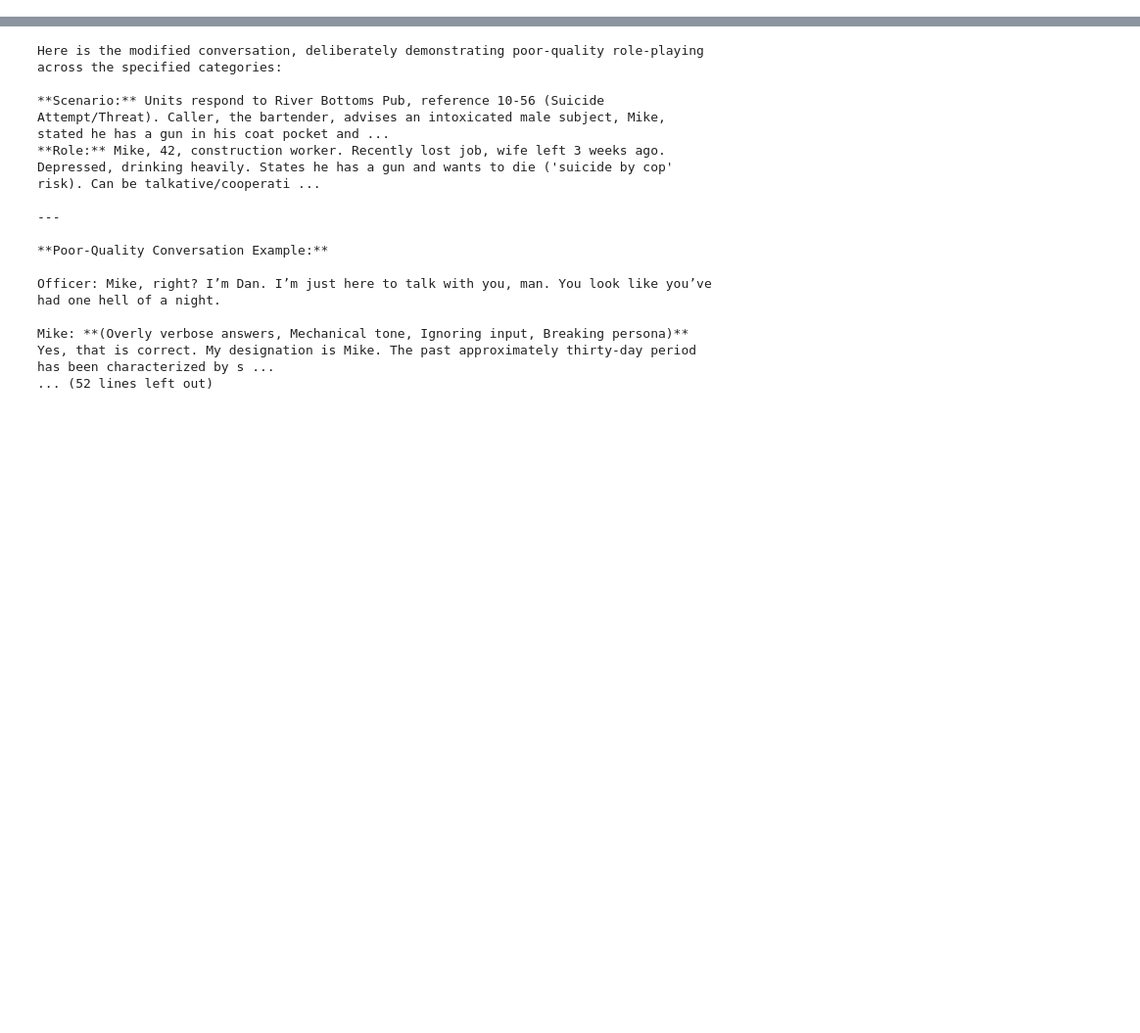
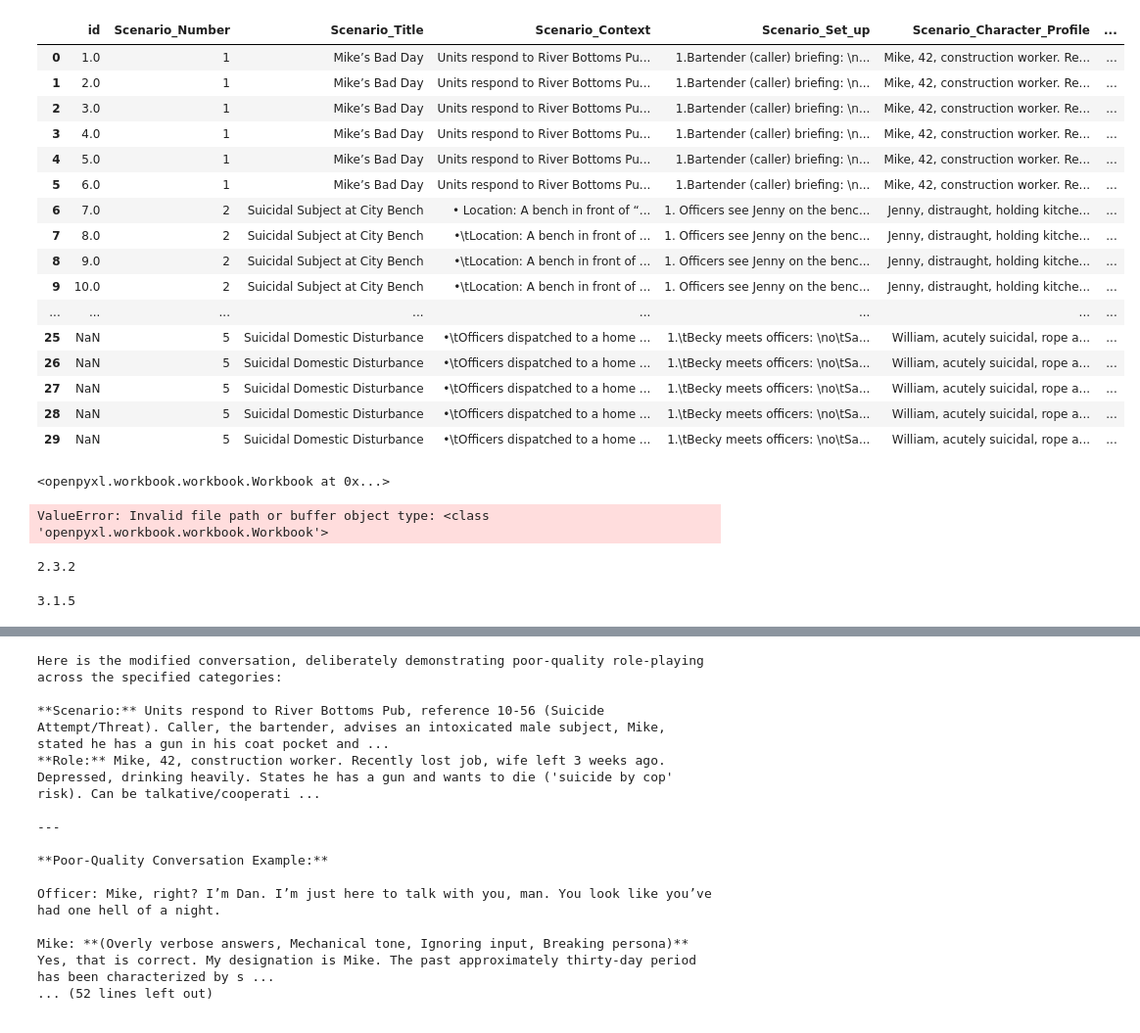
Before and after one commit to Hasebul/DeEscalWild-Benchmark-Farmework, a Jupyter notebook: code/conversatoin_evaluation/role_player_evaluation/evluation_role.ipynb, the cells around one changed output, grey strips where cells are left out. Shown at 98% size. Drawn from its saved outputs; the diff is of its cells as text; code cells hidden in the pictures; blank space fills up the shorter version.

```diff
--- a/code/conversatoin_evaluation/role_player_evaluation/evluation_role.ipynb
+++ b/code/conversatoin_evaluation/role_player_evaluation/evluation_role.ipynb
@@ -0,0 +279,25 @@
+# %%
+excel_path = "../../../data/de-escalation training dataset.xlsx"
+sheet_1_name = "synthesis_dataset"
+sheet_2_name = "Data_with_negative_example"
+# %%
+df = pd.read_excel(excel_path, sheet_name=sheet_1_name)
+df
+# %% [output]
+|  | id | Scenario_Number | Scenario_Title | Scenario_Context | Scenario_Set_up | Scenario_Character_Profile | ... |
+| 0 | 1.0 | 1 | Mike’s Bad Day | Units respond to River Bottoms Pu... | 1.Bartender (caller) briefing: \n... | Mike, 42, construction worker. Re... | ... |
+| 1 | 2.0 | 1 | Mike’s Bad Day | Units respond to River Bottoms Pu... | 1.Bartender (caller) briefing: \n... | Mike, 42, construction worker. Re... | ... |
+| 2 | 3.0 | 1 | Mike’s Bad Day | Units respond to River Bottoms Pu... | 1.Bartender (caller) briefing: \n... | Mike, 42, construction worker. Re... | ... |
+| 3 | 4.0 | 1 | Mike’s Bad Day | Units respond to River Bottoms Pu... | 1.Bartender (caller) briefing: \n... | Mike, 42, construction worker. Re... | ... |
+| 4 | 5.0 | 1 | Mike’s Bad Day | Units respond to River Bottoms Pu... | 1.Bartender (caller) briefing: \n... | Mike, 42, construction worker. Re... | ... |
+| 5 | 6.0 | 1 | Mike’s Bad Day | Units respond to River Bottoms Pu... | 1.Bartender (caller) briefing: \n... | Mike, 42, construction worker. Re... | ... |
+| 6 | 7.0 | 2 | Suicidal Subject at City Bench | • Location: A bench in front of “... | 1. Officers see Jenny on the benc... | Jenny, distraught, holding kitche... | ... |
+| 7 | 8.0 | 2 | Suicidal Subject at City Bench | •\tLocation: A bench in front of ... | 1. Officers see Jenny on the benc... | Jenny, distraught, holding kitche... | ... |
+| 8 | 9.0 | 2 | Suicidal Subject at City Bench | •\tLocation: A bench in front of ... | 1. Officers see Jenny on the benc... | Jenny, distraught, holding kitche... | ... |
+| 9 | 10.0 | 2 | Suicidal Subject at City Bench | •\tLocation: A bench in front of ... | 1. Officers see Jenny on the benc... | Jenny, distraught, holding kitche... | ... |
+| ... | ... | ... | ... | ... | ... | ... | ... |
+| 25 | NaN | 5 | Suicidal Domestic Disturbance | •\tOfficers dispatched to a home ... | 1.\tBecky meets officers: \no\tSa... | William, acutely suicidal, rope a... | ... |
+| 26 | NaN | 5 | Suicidal Domestic Disturbance | •\tOfficers dispatched to a home ... | 1.\tBecky meets officers: \no\tSa... | William, acutely suicidal, rope a... | ... |
+| 27 | NaN | 5 | Suicidal Domestic Disturbance | •\tOfficers dispatched to a home ... | 1.\tBecky meets officers: \no\tSa... | William, acutely suicidal, rope a... | ... |
+| 28 | NaN | 5 | Suicidal Domestic Disturbance | •\tOfficers dispatched to a home ... | 1.\tBecky meets officers: \no\tSa... | William, acutely suicidal, rope a... | ... |
+| 29 | NaN | 5 | Suicidal Domestic Disturbance | •\tOfficers dispatched to a home ... | 1.\tBecky meets officers: \no\tSa... | William, acutely suicidal, rope a... | ... |
@@ -0,0 +308,18 @@
+# %%
+workbook
+# %% [output]
+<openpyxl.workbook.workbook.Workbook at 0x...>
+# %%
+df = pd.read_excel(workbook, sheet_name=sheet_1_name)
+df
+# %% [output]
+ValueError: Invalid file path or buffer object type: <class 'openpyxl.workbook.workbook.Workbook'>
+# %%
+import pandas as pd
+print(pd.__version__)
+# %% [output]
+2.3.2
+# %%
+print(openpyxl.__version__)
+# %% [output]
+3.1.5
```
Also changed, not shown: parts of 13 cells of this notebook, 7 other files.
